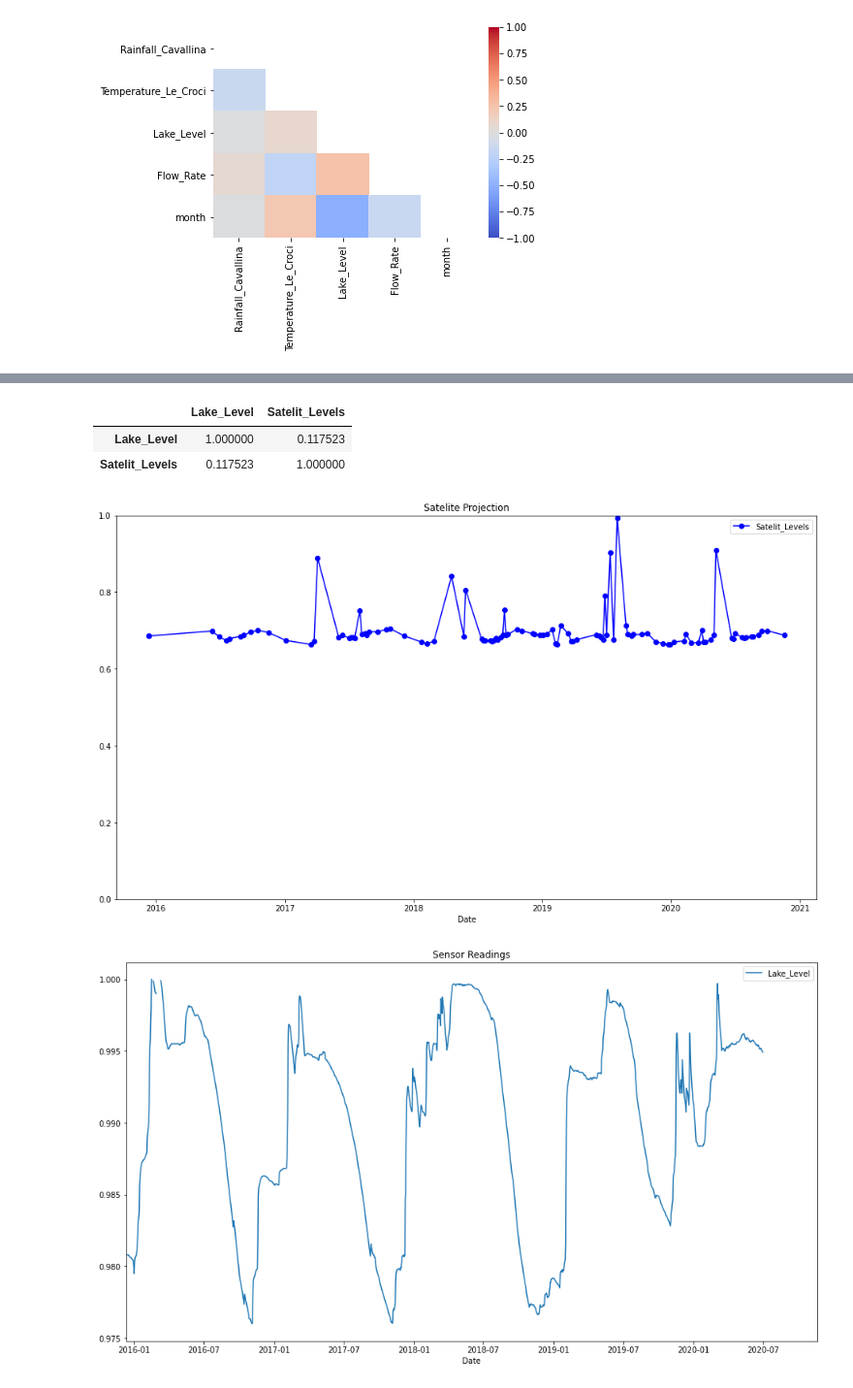
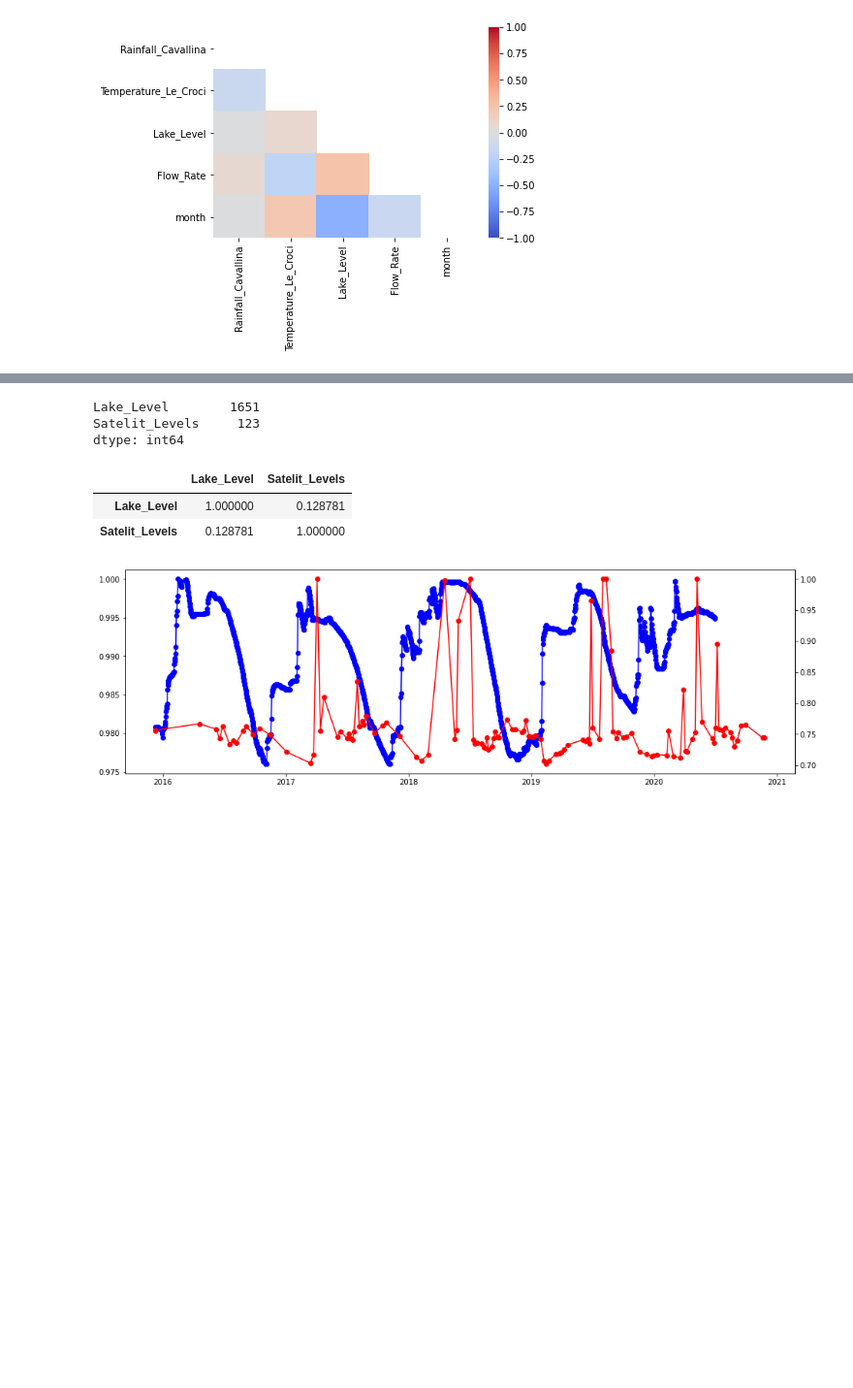
Before and after one commit to KlemenKozelj/master_thesis, a Jupyter notebook: 02_Lake_Bilancino.ipynb, the cells around one changed output, grey strips where cells are left out. Shown at 97% size. Drawn from its saved outputs; the diff is of its cells as text; code cells hidden in the pictures; blank space fills up the shorter version.

Commit message:
Merged eo vs hw visualisation

```diff
--- a/02_Lake_Bilancino.ipynb
+++ b/02_Lake_Bilancino.ipynb
@@ -225,7 +235,7 @@ class AddValidDataCoverage(EOTask):
 
 add_coverage = AddValidDataCoverage()
 
-cloud_coverage_threshold = 0.05
+cloud_coverage_threshold = 0.1
 
 class ValidDataCoveragePredicate:
 
@@ -240,8 +250,8 @@ remove_cloudy_scenes = SimpleFilterTask((FeatureType.MASK, 'VALID_DATA'), ValidD
 lake_Bilanino_dir = './data/02_EO_Lake_Bilancino'
 
 time_interval = ('2015-10-01', '2021-01-01')
-geoPointBotLeft=(43.97340387079624, 11.23260086445)
-geoPointTopRight=(43.99838234299671, 11.291103599898628)
+geoPointBotLeft=(43.98894408314508, 11.277906113062647)
+geoPointTopRight=(44.00069629908406, 11.288217735621805)
 roi_bbox = BBox(bbox=[geoPointBotLeft[1], geoPointBotLeft[0], geoPointTopRight[1], geoPointTopRight[0]], crs=CRS.WGS84)
 
 eopatch = EOPatch.load(lake_Bilanino_dir)
@@ -284,12 +294,13 @@ EOPatch(
 # %%
 NDWI_threshhold = 0.2
 
-fig, axarr = plt.subplots(1, 3, figsize=(16, 5))
 
-NDWI = np.copy(eopatch.data['NDWI'])
-NDWI = NDWI[...,0]
+
+NDWI = np.copy(eopatch.data['NDWI'][...,0])
 
 def visualise_lake(image_i):
+    fig, axarr = plt.subplots(1, 3, figsize=(16, 5))
+
     fig.suptitle('Lake Bilancino ' + eopatch.timestamp[image_i].strftime("%d.%m.%Y"))
 
     rgb=np.clip(eopatch.data['BANDS'][image_i][..., [2,1,0]] * 3, a_min=0, a_max=1)
@@ -298,4 +309,14 @@ def visualise_lake(image_i):
     axarr[2].imshow(eopatch.data['NDWI'][image_i][..., 0] > NDWI_threshhold, aspect='auto')
 
 visualise_lake(0)
+
+NDWI = NDWI.reshape(len(NDWI), -1) # 3D (picture, X, Y) => 2D (picture, X & Y values)
+NDWI = NDWI > NDWI_threshhold
+
+water_level_percentage = 1 - (NDWI.sum(axis=1) / NDWI.shape[1])
+
+eo_result = pd.DataFrame({ 'Date': eopatch.timestamp, 'Satelit_Levels': water_level_percentage })
+eo_result['Date'] = pd.to_datetime(eo_result['Date']).dt.date
+eo_result = eo_result.set_index('Date')
+eo_result
 # %% [output]
@@ -328,17 +338,29 @@ eo_result
 # %%
 real_values=df.loc[df.index >= min(eopatch.timestamp).date(), ['Lake_Level']]
 real_values['Lake_Level'] = real_values['Lake_Level'] / max(real_values['Lake_Level'])
 
-eo_result.plot(title='Satelite Projection', figsize=(16, 9), ylim=(0, 1), style=['bo-'])
-real_values.plot(title='Sensor Readings', figsize=(16, 9), xlim=(min(eo_result.index), max(eo_result.index)))
+x_limit=(min(eo_result.index), max(eo_result.index))
 
-merged = pd.merge(real_values, eo_result, how='inner', left_on='Date', right_on='Date')
-merged.plot(ylim=(0, 1.3), figsize=(16, 9))
+# eo_result.plot(title='Satelite Projection', figsize=(16, 9), xlim=x_limit , style=['ro-'])
+# real_values.plot(title='Sensor Readings', figsize=(16, 9), xlim=x_limit, style=['bo-'])
+
+merged = real_values.join(eo_result, how='outer')
+# merged.plot(secondary_y=['Lake_Level'], style=['b-', 'ro-'], xlim=x_limit, figsize=(16, 9))
+
+fig, ax1 = plt.subplots(1, 1, figsize=(16, 5))
+ax1.plot(merged['Lake_Level'], color='blue', linestyle='-', marker='o')
+
+ax2 = ax1.twinx()
+ax2.plot(merged['Satelit_Levels'][np.isfinite(merged['Satelit_Levels'])], color='red', linestyle='-', marker='o' )
+
+print(merged.count())
 
 merged.corr(method='pearson')
 # %% [output]
+Lake_Level        1651
+Satelit_Levels     123
+dtype: int64
 |  | Lake_Level | Satelit_Levels |
-| Lake_Level | 1.000000 | 0.117523 |
-| Satelit_Levels | 0.117523 | 1.000000 |
+| Lake_Level | 1.000000 | 0.128781 |
+| Satelit_Levels | 0.128781 | 1.000000 |
-[figure, old version]
+[figure, new version]
-[figure, removed]
```
Also changed, not shown: parts of 10 cells of this notebook.
